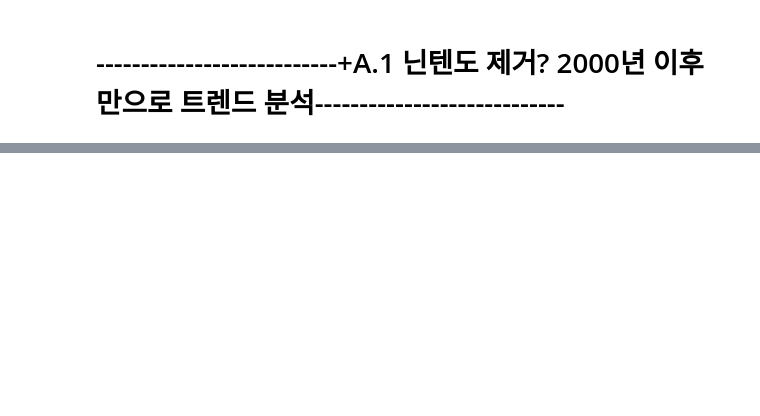
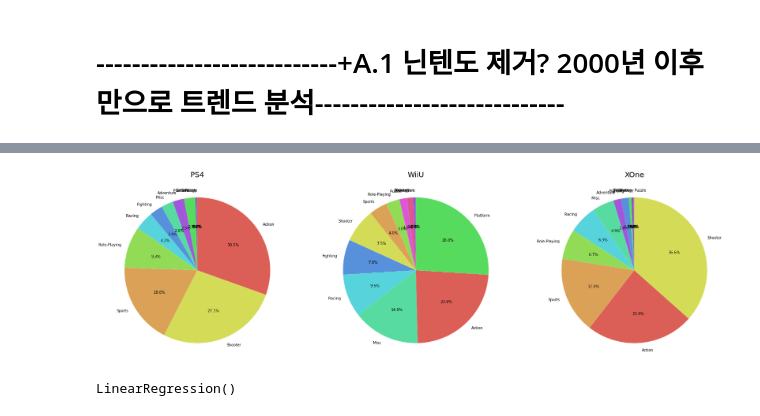
Before and after one commit to jennifer060697/AI15_Project, a Jupyter notebook: project 1 _ games.ipynb, the cells around one changed output, grey strips where cells are left out. Saved outputs shown, nothing was run; the diff lists cells and outputs as text; code cells hidden in the pictures; blank space fills up the shorter version.

```diff
--- a/project 1 _ games.ipynb
+++ b/project 1 _ games.ipynb
@@ -1174,0 +1204,12 @@ df_no_nintendo.head(30)
+# %%
+bygenre = pd.pivot_table(new_hit, index = 'Genre', columns='Platform', values = 'sum_Sales', aggfunc = np.sum).fillna(0)
+# %%
+# sns.color_palette('hls',4)
+plt.figure(figsize = (30,30))
+for i in range(3) :
+  plt.subplot(1,3,i+1)
+  plt.title(bygenre.columns[i], size = 20)
+  data = bygenre.iloc[:,i].sort_values()
+  plt.pie(data, labels=data.index, autopct='%.1f%%', startangle=90, counterclock=True, colors = [color_genre[key] for key in data.index])
+# %% [output]
+[figure, added]
@@ -1174,0 +1231,6 @@ df_no_nintendo.head(30)
+# %%
+from sklearn.linear_model import LinearRegression
+linreg = LinearRegression()
+linreg.fit(df_ready, df_target)
+# %% [output]
+LinearRegression()
```
Also changed, not shown: parts of 17 cells of this notebook.
